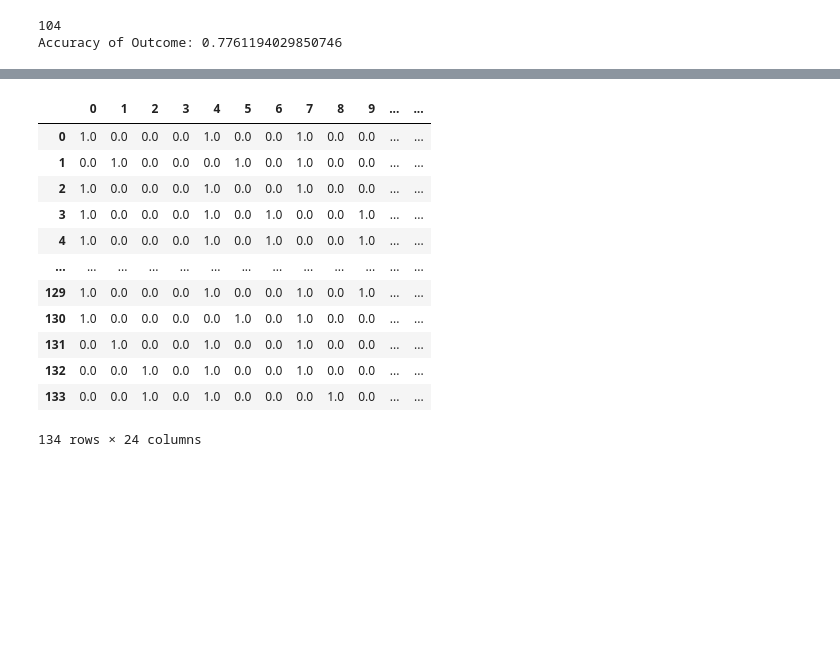
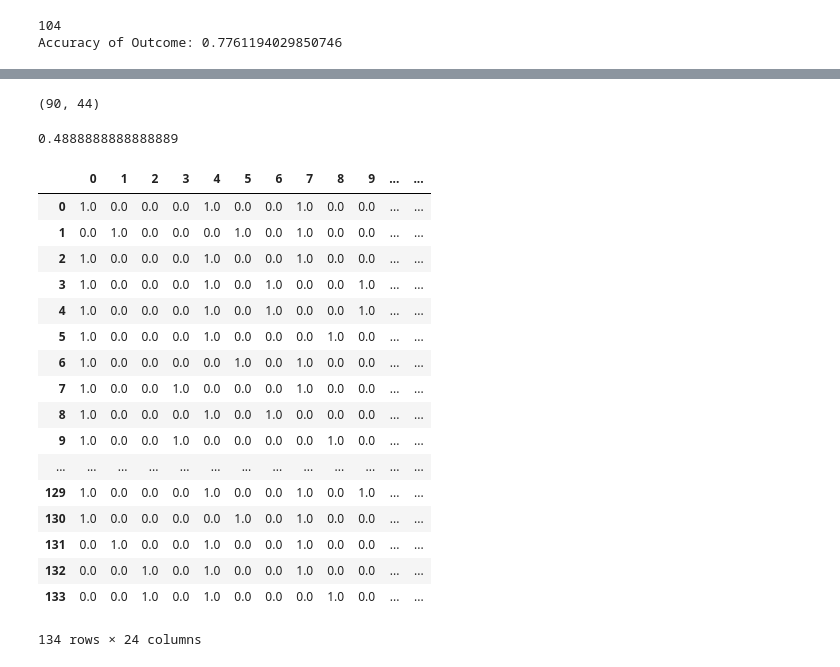
Before and after one commit to k-onoue/lukasiewicz_1, a Jupyter notebook: notebooks/pima_indian_diabetes/pima_indian_diabetes.ipynb, the cells around one changed output, grey strips where cells are left out. Saved outputs shown, nothing was run; the diff lists cells and outputs as text; code cells hidden in the pictures; blank space fills up the shorter version.

```diff
--- a/notebooks/pima_indian_diabetes/pima_indian_diabetes.ipynb
+++ b/notebooks/pima_indian_diabetes/pima_indian_diabetes.ipynb
@@ -233,3 +296,6 @@ res_dict = test_trained_predicate(selected_p_dict, test_data)
 # %% [output]
 104
 Accuracy of Outcome: 0.7761194029850746
+# %%
+pd.set_option('display.max_rows', 200)
+pd.DataFrame(res_dict['Outcome'][res_dict['Outcome']).loc[[:, "21"] == 1.0]
@@ -236,12 +349,25 @@ Accuracy of Outcome: 0.7761194029850746
+# %%
+np.count_nonzero(tmp < 0), np.count_nonzero(tmp > 0)
+# %% [output]
+(90, 44)
+# %%
+44 / 90
+# %% [output]
+0.4888888888888889
 # %%
-display(pd.DataFrame(res_dict['Outcome']))
+pd.DataFrame(res_dict['Outcome'])
 # %% [output]
 |  | 0 | 1 | 2 | 3 | 4 | 5 | 6 | 7 | 8 | 9 | ... | ... |
 | 0 | 1.0 | 0.0 | 0.0 | 0.0 | 1.0 | 0.0 | 0.0 | 1.0 | 0.0 | 0.0 | ... | ... |
 | 1 | 0.0 | 1.0 | 0.0 | 0.0 | 0.0 | 1.0 | 0.0 | 1.0 | 0.0 | 0.0 | ... | ... |
 | 2 | 1.0 | 0.0 | 0.0 | 0.0 | 1.0 | 0.0 | 0.0 | 1.0 | 0.0 | 0.0 | ... | ... |
 | 3 | 1.0 | 0.0 | 0.0 | 0.0 | 1.0 | 0.0 | 1.0 | 0.0 | 0.0 | 1.0 | ... | ... |
 | 4 | 1.0 | 0.0 | 0.0 | 0.0 | 1.0 | 0.0 | 1.0 | 0.0 | 0.0 | 1.0 | ... | ... |
+| 5 | 1.0 | 0.0 | 0.0 | 0.0 | 1.0 | 0.0 | 0.0 | 0.0 | 1.0 | 0.0 | ... | ... |
+| 6 | 1.0 | 0.0 | 0.0 | 0.0 | 0.0 | 1.0 | 0.0 | 1.0 | 0.0 | 0.0 | ... | ... |
+| 7 | 1.0 | 0.0 | 0.0 | 1.0 | 0.0 | 0.0 | 0.0 | 1.0 | 0.0 | 0.0 | ... | ... |
+| 8 | 1.0 | 0.0 | 0.0 | 0.0 | 1.0 | 0.0 | 1.0 | 0.0 | 0.0 | 0.0 | ... | ... |
+| 9 | 1.0 | 0.0 | 0.0 | 1.0 | 0.0 | 0.0 | 0.0 | 0.0 | 1.0 | 0.0 | ... | ... |
 | ... | ... | ... | ... | ... | ... | ... | ... | ... | ... | ... | ... | ... |
 | 129 | 1.0 | 0.0 | 0.0 | 0.0 | 1.0 | 0.0 | 0.0 | 1.0 | 0.0 | 1.0 | ... | ... |
 | 130 | 1.0 | 0.0 | 0.0 | 0.0 | 0.0 | 1.0 | 0.0 | 1.0 | 0.0 | 0.0 | ... | ... |
```
Also changed, not shown: parts of 9 cells of this notebook, 2 other files.
